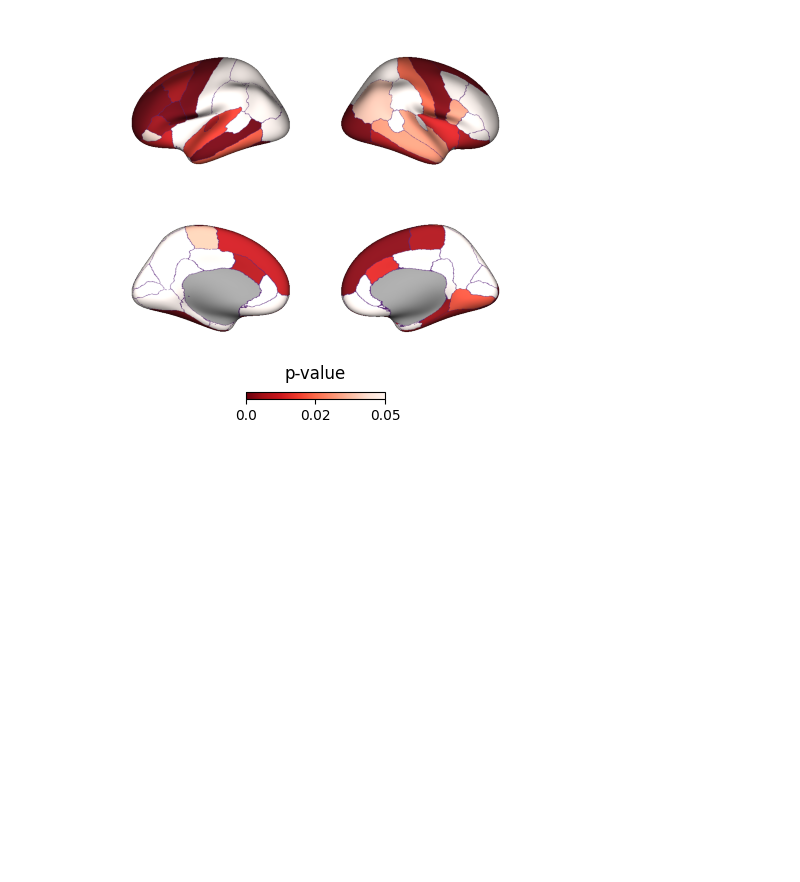
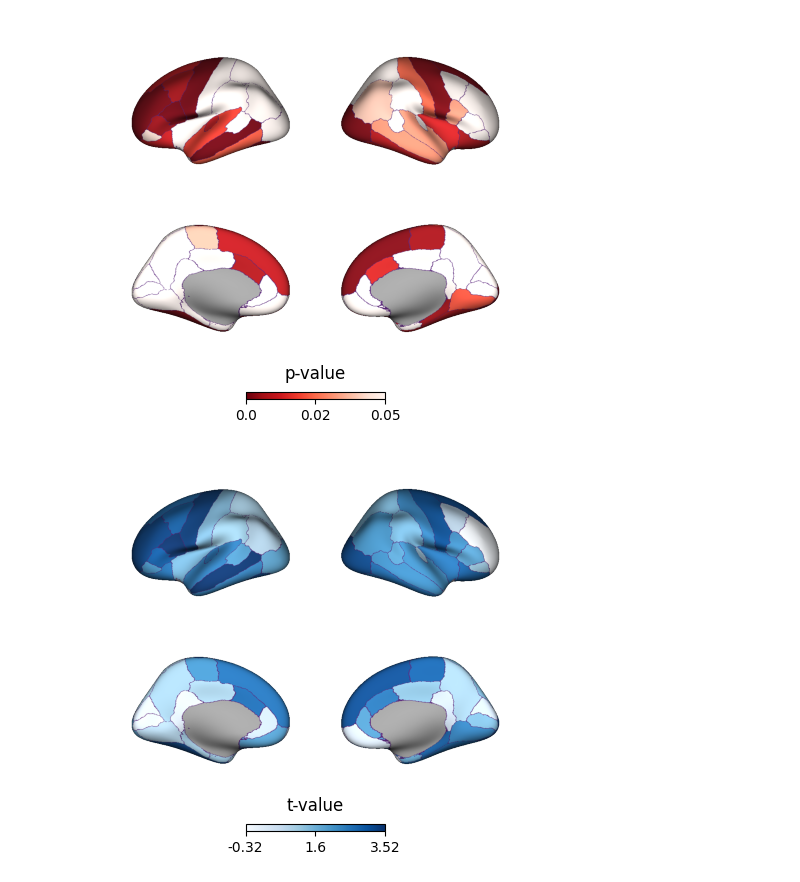
Before and after one commit to ltuominen/AP_comparison, a Jupyter notebook: code/Plot_Olanzapine.ipynb, the cells around one changed output. Drawn from its saved outputs; the diff is of its cells as text; code cells hidden in the pictures; blank space fills up the shorter version.

```diff
--- a/code/Plot_Olanzapine.ipynb
+++ b/code/Plot_Olanzapine.ipynb
@@ -40,3 +57,24 @@ cbar_ax.set_title('p-value', pad=10);
 pic.savefig(os.path.join(base_path + '/figs/OLZ_parcelwise_groupdifference_pval.jpg'), dpi=300, transparent=True)
 # %% [output]
 [figure]
+# %%
+tmap = rois2maps(lh_dat, rh_dat, 't-value', lh_labels, rh_labels)
+
+# plot
+surface = fetch_fsaverage(density='164k')
+lh, rh = surface['inflated']
+dk = {'left': np.array(lh_labels), 'right': np.array(rh_labels)} # outlines
+
+p = Plot(lh, rh, views=['lateral', 'medial'], zoom=1.2)
+p.add_layer(tmap, cmap='Blues', cbar_label='t-value')
+p.add_layer(dk, as_outline=True, cbar=False)
+
+pic = p.build()
+
+# fix legend
+cbar_ax = pic.axes[-1]
+cbar_ax.set_ylabel('')
+cbar_ax.set_title('t-value', pad=10);
+pic.savefig(os.path.join(base_path + '/figs/OLZ_parcelwise_groupdifference_tval.jpg'), dpi=300, transparent=True)
+# %% [output]
+[figure, added]
```
Also changed, not shown: parts of 4 cells of this notebook, 5 other files.
